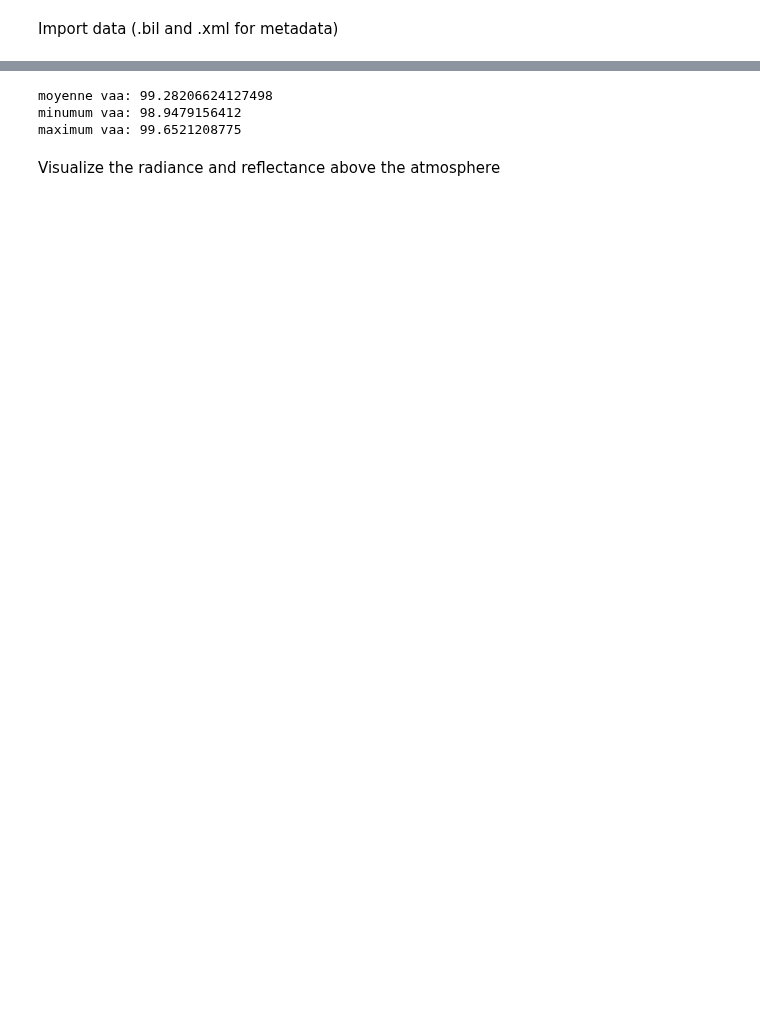
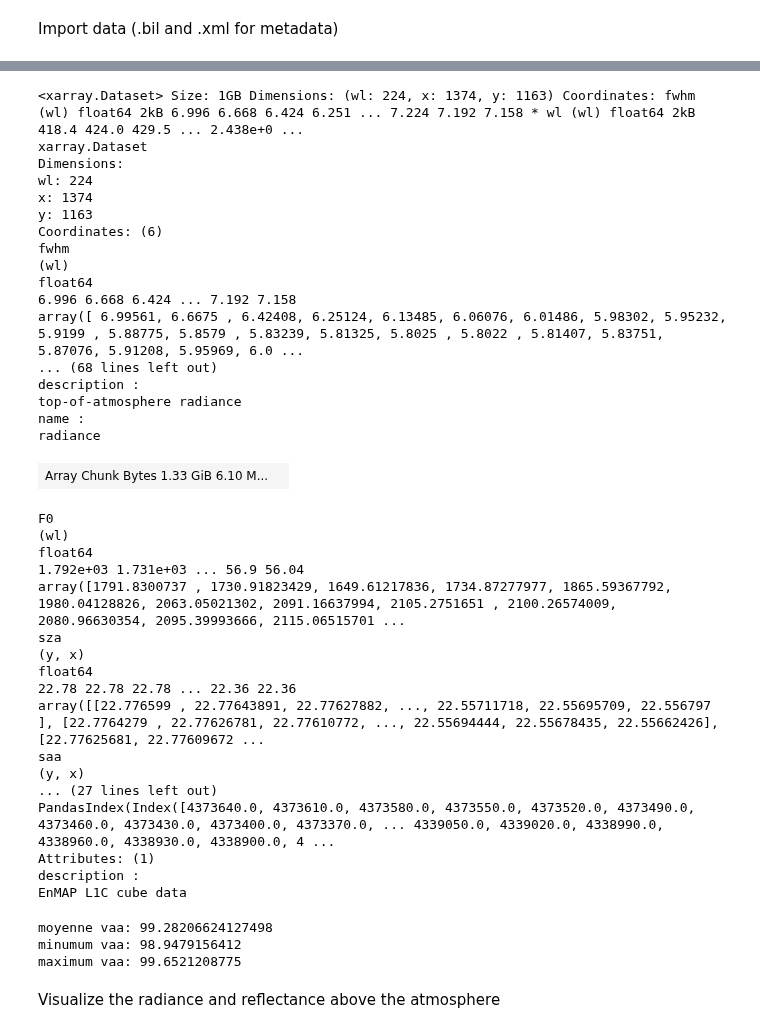
Before and after one commit to Tristanovsk/hgrs, a Jupyter notebook: notebook/visu_EnMAP.ipynb, the cells around one changed output, grey strips where cells are left out. Saved outputs shown, nothing was run; the diff lists cells and outputs as text; code cells hidden in the pictures; blank space fills up the shorter version.

Commit message:
update driver

```diff
--- a/notebook/visu_EnMAP.ipynb
+++ b/notebook/visu_EnMAP.ipynb
@@ -34,7 +46,7 @@ ModuleNotFoundError: No module named 'driverEnMAP'
 # %% [markdown]
 Import data (.bil and .xml for metadata)
 # %%
-root_path = "/home/zobesn/data/satellite/EnMAP/Albufera/dims_op_oc_oc-en_702341567_2/ENMAP.HSI.L1C/ENMAP01-____L1C-DT0000086069_20240723T111414Z_008_V010502_20250417T115758Z"
+root_path = "/data/satellite/enmap/l1c/ENMAP01-____L1C-DT0000086069_20240723T111414Z_008_V010502_20250417T115758Z"
 l1c_file = glob.glob(os.path.join(root_path, "*SPECTRAL_IMAGE*.BIL"))[0]
 metadata_file = glob.glob(os.path.join(root_path, "*METADATA*.XML"))[0]
-data = driverEnMAP.read_L1c_data(l1c_file, metadata_file,reflectance_unit=True)
+#data = driverEnMAP.read_L1c_data(l1c_file, metadata_file,reflectance_unit=True)
@@ -76,3 +143,41 @@ Data variables:
+# %%
+data
+# %% [output]
+<xarray.Dataset> Size: 1GB Dimensions: (wl: 224, x: 1374, y: 1163) Coordinates: fwhm (wl) float64 2kB 6.996 6.668 6.424 6.251 ... 7.224 7.192 7.158 * wl (wl) float64 2kB 418.4 424.0 429.5 ... 2.438e+0 ...
+xarray.Dataset
+Dimensions:
+wl: 224
+x: 1374
+y: 1163
+Coordinates: (6)
+fwhm
+(wl)
+float64
+6.996 6.668 6.424 ... 7.192 7.158
+array([ 6.99561, 6.6675 , 6.42408, 6.25124, 6.13485, 6.06076, 6.01486, 5.98302, 5.95232, 5.9199 , 5.88775, 5.8579 , 5.83239, 5.81325, 5.8025 , 5.8022 , 5.81407, 5.83751, 5.87076, 5.91208, 5.95969, 6.0 ...
+... (68 lines left out)
+description :
+top-of-atmosphere radiance
+name :
+radiance
+| Array Chunk Bytes 1.33 GiB 6.10 M... |  |
+F0
+(wl)
+float64
+1.792e+03 1.731e+03 ... 56.9 56.04
+array([1791.8300737 , 1730.91823429, 1649.61217836, 1734.87277977, 1865.59367792, 1980.04128826, 2063.05021302, 2091.16637994, 2105.2751651 , 2100.26574009, 2080.96630354, 2095.39993666, 2115.06515701 ...
+sza
+(y, x)
+float64
+22.78 22.78 22.78 ... 22.36 22.36
+array([[22.776599 , 22.77643891, 22.77627882, ..., 22.55711718, 22.55695709, 22.556797 ], [22.7764279 , 22.77626781, 22.77610772, ..., 22.55694444, 22.55678435, 22.55662426], [22.77625681, 22.77609672 ...
+saa
+(y, x)
+... (27 lines left out)
+PandasIndex(Index([4373640.0, 4373610.0, 4373580.0, 4373550.0, 4373520.0, 4373490.0, 4373460.0, 4373430.0, 4373400.0, 4373370.0, ... 4339050.0, 4339020.0, 4338990.0, 4338960.0, 4338930.0, 4338900.0, 4 ...
+Attributes: (1)
+description :
+EnMAP L1C cube data
 # %%
 print('moyenne vaa:', np.nanmean(data.vaa))
 print('minumum vaa:', np.nanmin(data.vaa))
```
Also changed, not shown: parts of 4 cells of this notebook, 5 other files.
